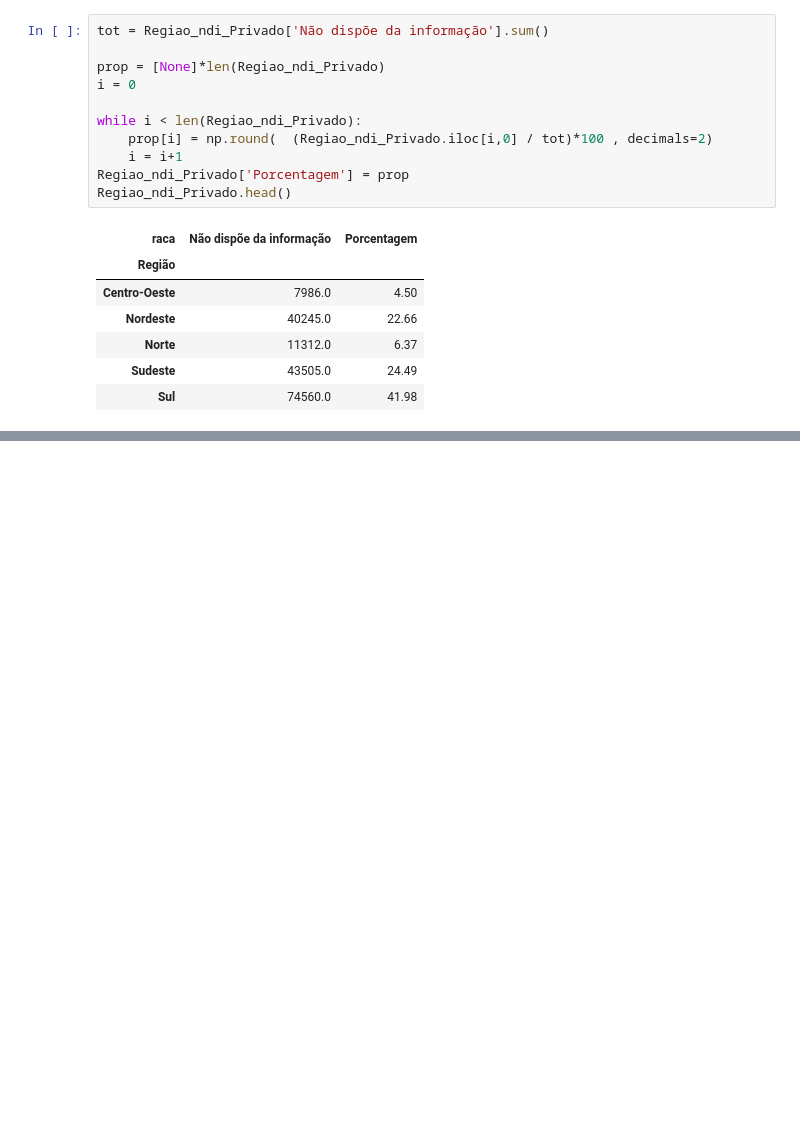
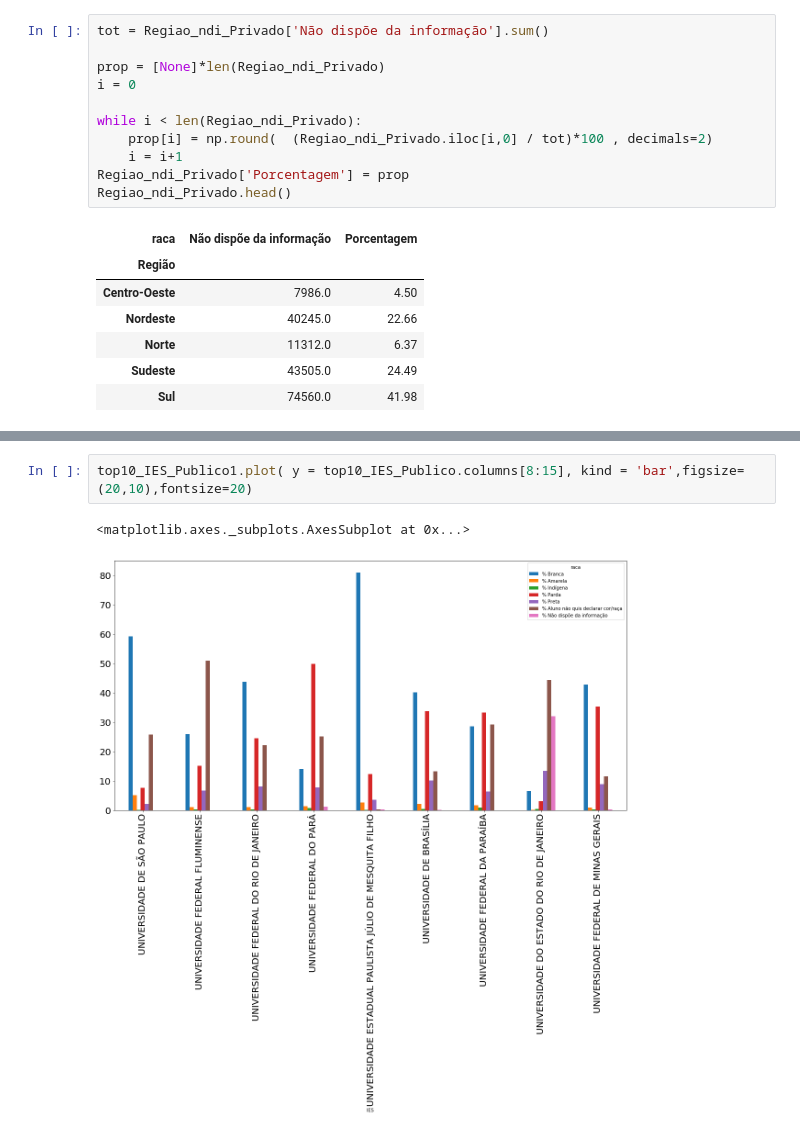
Before and after one commit to if1015-datascience-ufpe/2018-1-projeto-farm-lands, a Jupyter notebook: ass6.ipynb, the cells around one changed output, grey strips where cells are left out. Drawn from its saved outputs; the diff is of its cells as text; blank space fills up the shorter version.

```diff
--- a/ass6.ipynb
+++ b/ass6.ipynb
@@ -1173,0 +1638,5 @@ Regiao_ndi_Privado.head()
+# %%
+top10_IES_Publico1.plot( y = top10_IES_Publico.columns[8:15], kind = 'bar',figsize=(20,10),fontsize=20)
+# %% [output]
+<matplotlib.axes._subplots.AxesSubplot at 0x...>
+[figure, added]
```
Also changed, not shown: parts of 39 cells of this notebook.
